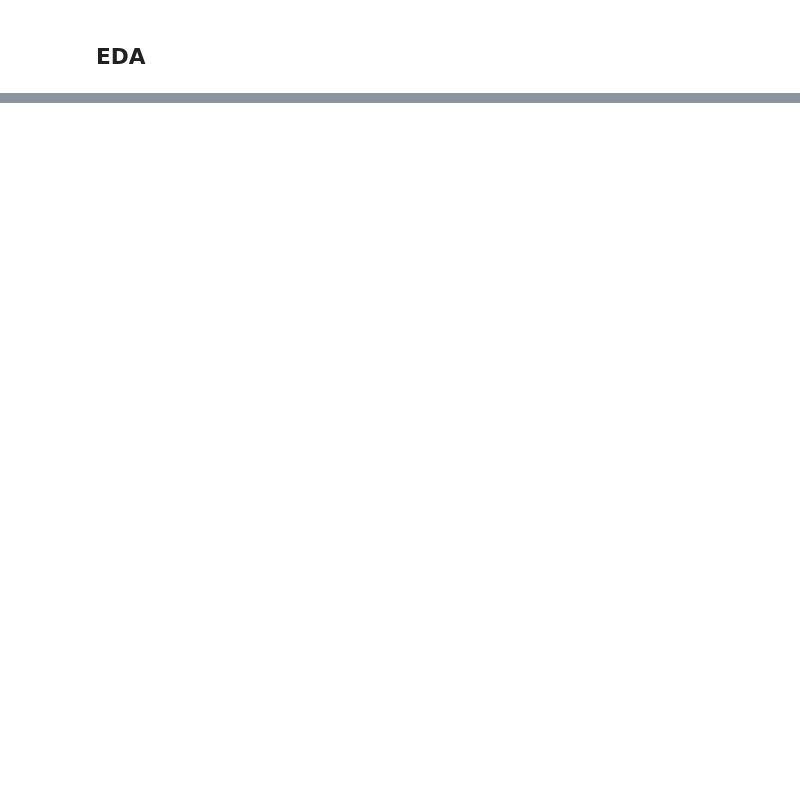
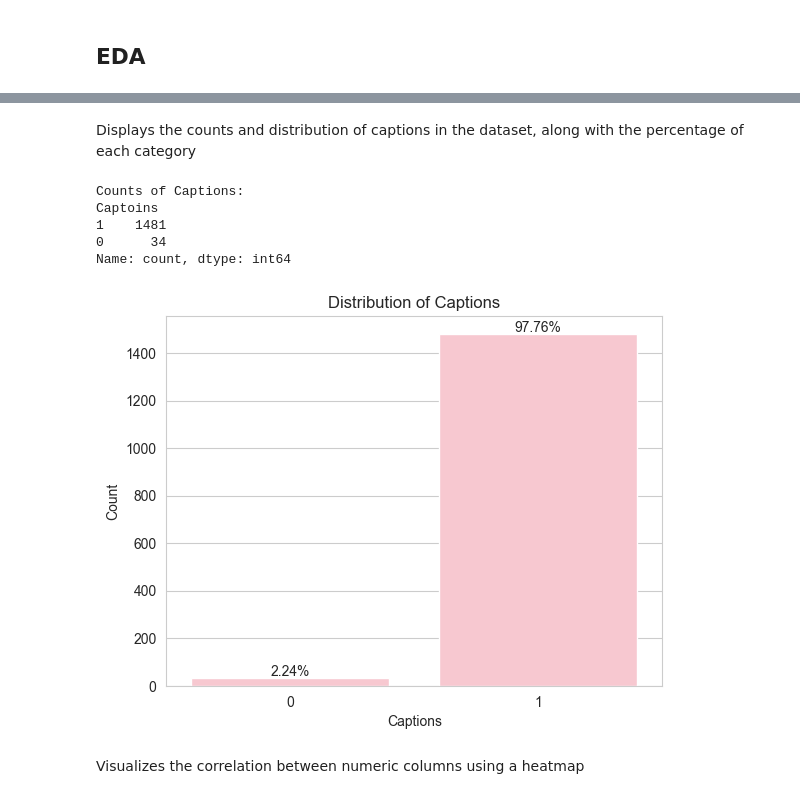
Before and after one commit to RanaAlsayyari/youtubeAPI, a Jupyter notebook: dataSet.ipynb, the cells around one changed output, grey strips where cells are left out. Drawn from its saved outputs; the diff is of its cells as text; code cells hidden in the pictures; blank space fills up the shorter version.

```diff
--- a/dataSet.ipynb
+++ b/dataSet.ipynb
@@ -267 +311,30 @@ df.head()
+# %% [markdown]
+Displays the counts and distribution of captions in the dataset, along with the percentage of each category
+# %%
+#checking for unique values in Captions
+value_counts = df['Captoins'].value_counts()
+
+print("Counts of Captions:")
+print(value_counts)
+
+ax = sns.countplot(x='Captoins', data=df, color='pink')
+
+total_count = len(df['Captoins'])
+for p in ax.patches:
+    ax.text(p.get_x() + p.get_width() / 2., p.get_height() + 10, f'{p.get_height() / total_count:.2%}', ha="center")
+
+plt.title('Distribution of Captions')
+plt.xlabel('Captions')
+plt.ylabel('Count')
+
+plt.show()
+# %% [output]
+Counts of Captions:
+Captoins
+1    1481
+0      34
+Name: count, dtype: int64
+[figure, added]
+# %% [markdown]
+Visualizes the correlation between numeric columns using a heatmap
 # %%
```
Also changed, not shown: parts of 48 cells of this notebook.
